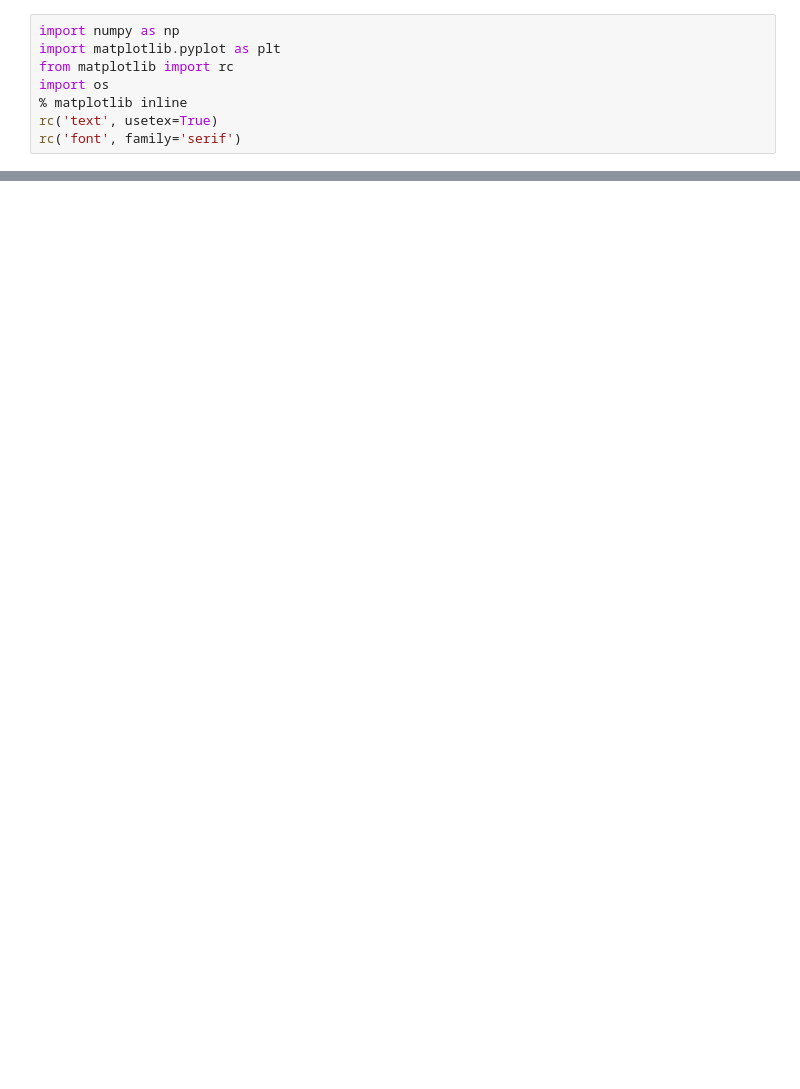
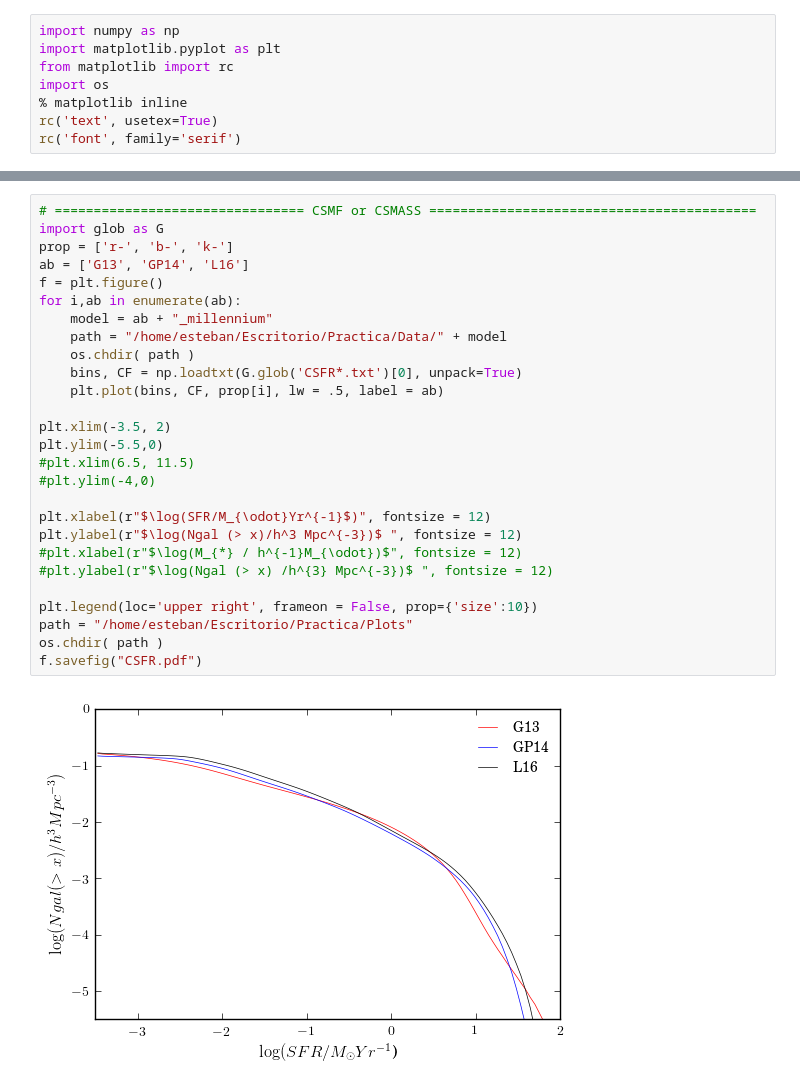
Before and after one commit to enjimenez/HOD_Xi, a Jupyter notebook: plot.ipynb, the cells around one changed output, grey strips where cells are left out. Cells and saved outputs as stored; diff of their text form; blank space fills up the shorter version.

```diff
--- a/plot.ipynb
+++ b/plot.ipynb
@@ -55,0 +77,29 @@ f.savefig('xi_sfr.pdf')
+# %%
+# ================================ CSMF or CSMASS ==========================================
+import glob as G
+prop = ['r-', 'b-', 'k-']
+ab = ['G13', 'GP14', 'L16']
+f = plt.figure()
+for i,ab in enumerate(ab):
+    model = ab + "_millennium"
+    path = "/home/esteban/Escritorio/Practica/Data/" + model
+    os.chdir( path )
+    bins, CF = np.loadtxt(G.glob('CSFR*.txt')[0], unpack=True)
+    plt.plot(bins, CF, prop[i], lw = .5, label = ab)
+
+plt.xlim(-3.5, 2)
+plt.ylim(-5.5,0)
+#plt.xlim(6.5, 11.5)
+#plt.ylim(-4,0)
+
+plt.xlabel(r"$\log(SFR/M_{\odot}Yr^{-1}$)", fontsize = 12)
+plt.ylabel(r"$\log(Ngal (> x)/h^3 Mpc^{-3})$ ", fontsize = 12)
+#plt.xlabel(r"$\log(M_{*} / h^{-1}M_{\odot})$", fontsize = 12)
+#plt.ylabel(r"$\log(Ngal (> x) /h^{3} Mpc^{-3})$ ", fontsize = 12)
+
+plt.legend(loc='upper right', frameon = False, prop={'size':10})
+path = "/home/esteban/Escritorio/Practica/Plots"
+os.chdir( path )
+f.savefig("CSFR.pdf")
+# %% [output]
+[figure, added]
```
Also changed, not shown: parts of 7 cells of this notebook, 3 other files.
